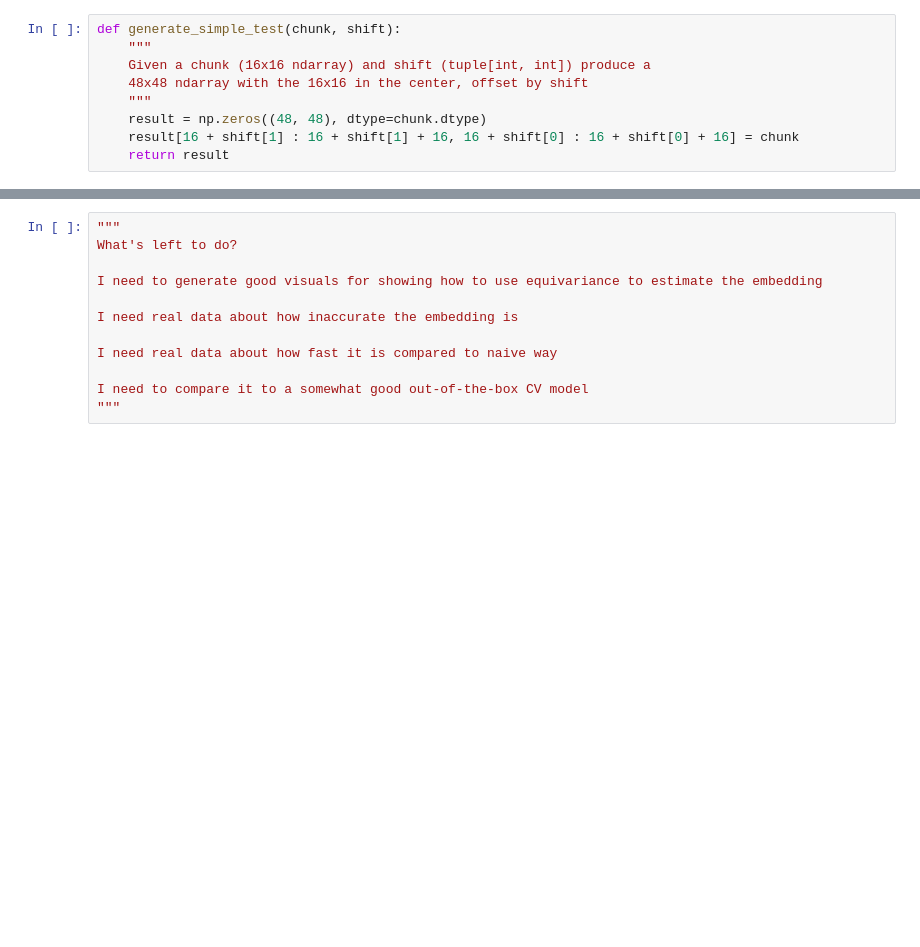
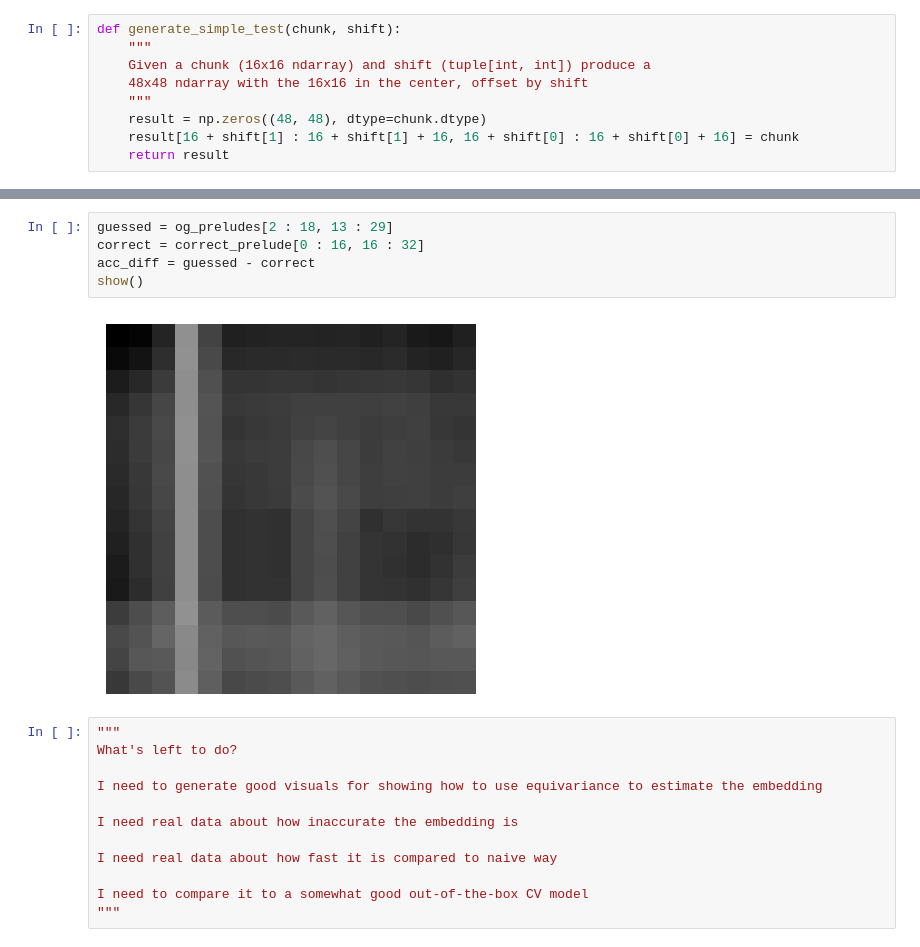
Before and after one commit to mfpekala/h264_beds, a Jupyter notebook: cheap.ipynb, the cells around one changed output, grey strips where cells are left out. Drawn from its saved outputs; the diff is of its cells as text; blank space fills up the shorter version.

```diff
--- a/cheap.ipynb
+++ b/cheap.ipynb
@@ -123,3 +187,10 @@ Will be running test on the following chunks
+# %%
+guessed = og_preludes[2 : 18, 13 : 29]
+correct = correct_prelude[0 : 16, 16 : 32]
+acc_diff = guessed - correct
+show()
+# %% [output]
+[figure, added]
 # %%
 """
 What's left to do?
```
Also changed, not shown: parts of 6 cells of this notebook, 21 other files.
